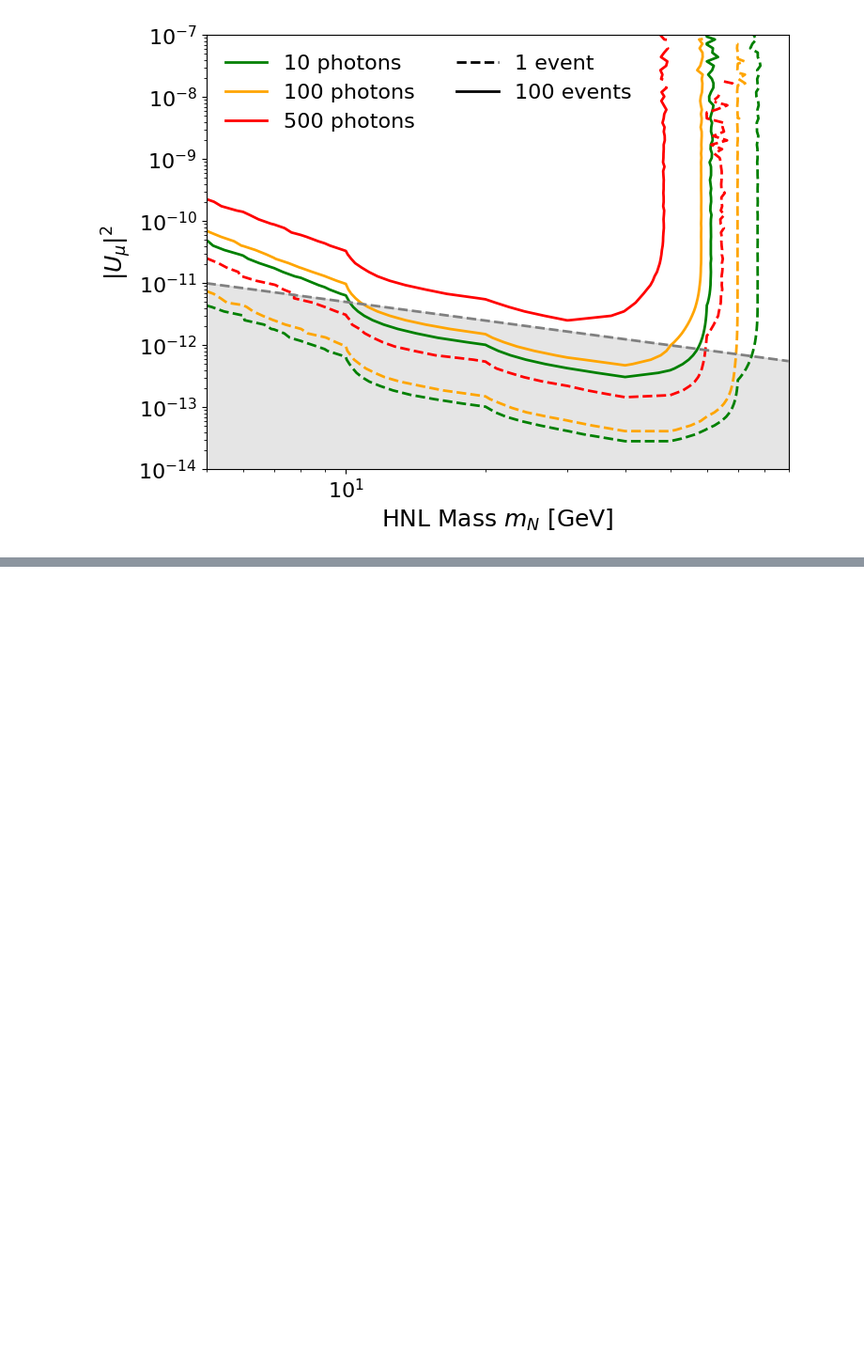
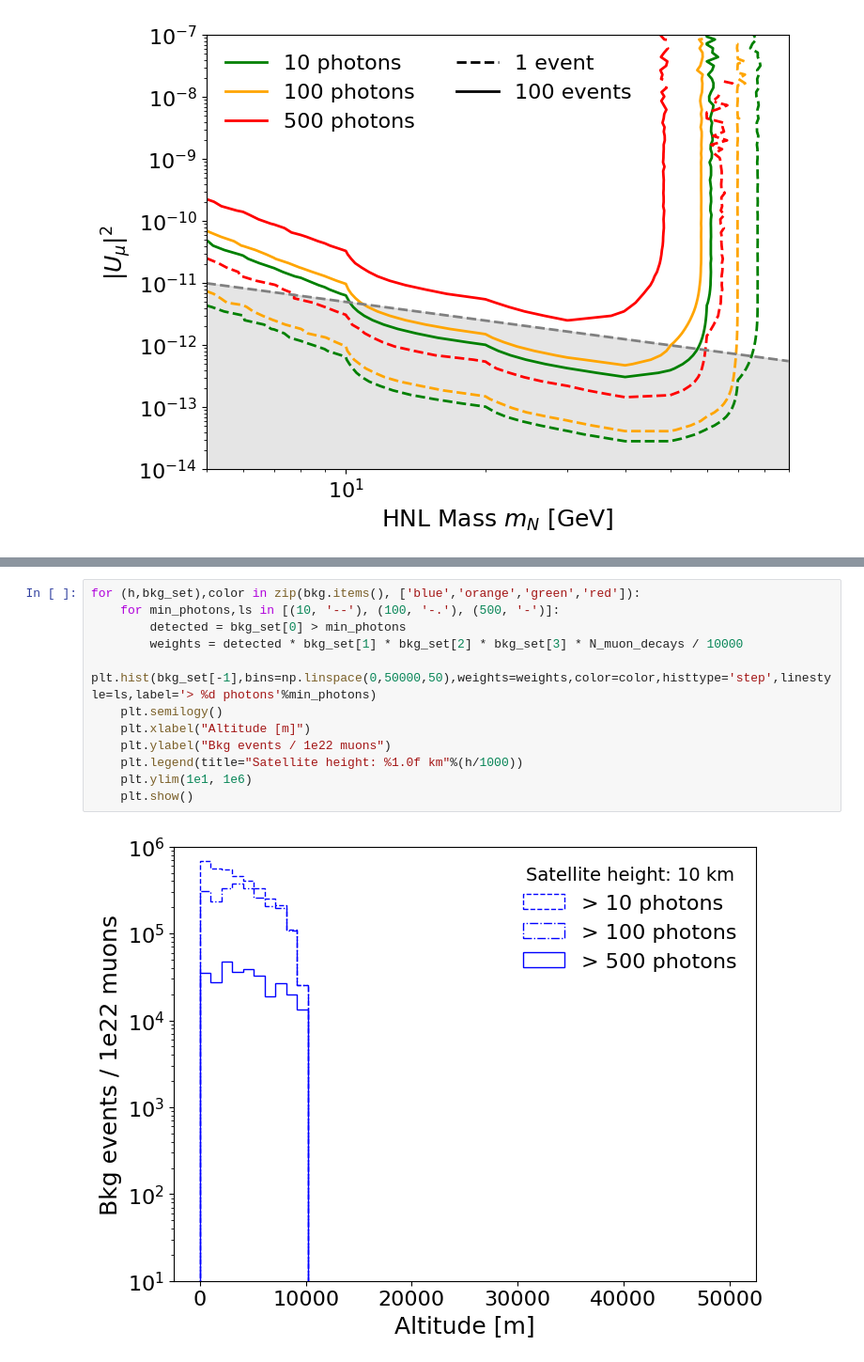
Before and after one commit to nickkamp1/NeutrinoFactoryHNL, a Jupyter notebook: Balloon.ipynb, the cells around one changed output, grey strips where cells are left out. Shown at 94% size. Cells and saved outputs as stored; diff of their text form; blank space fills up the shorter version.

```diff
--- a/Balloon.ipynb
+++ b/Balloon.ipynb
@@ -522,0 +571,14 @@ plt.show()
+# %%
+for (h,bkg_set),color in zip(bkg.items(), ['blue','orange','green','red']):
+    for min_photons,ls in [(10, '--'), (100, '-.'), (500, '-')]:
+        detected = bkg_set[0] > min_photons
+        weights = detected * bkg_set[1] * bkg_set[2] * bkg_set[3] * N_muon_decays / 10000
+        plt.hist(bkg_set[-1],bins=np.linspace(0,50000,50),weights=weights,color=color,histtype='step',linestyle=ls,label='> %d photons'%min_photons)
+    plt.semilogy()
+    plt.xlabel("Altitude [m]")
+    plt.ylabel("Bkg events / 1e22 muons")
+    plt.legend(title="Satellite height: %1.0f km"%(h/1000))
+    plt.ylim(1e1, 1e6)
+    plt.show()
+# %% [output]
+[figure, added]
```
Also changed, not shown: parts of 12 cells of this notebook, 2 other files.
